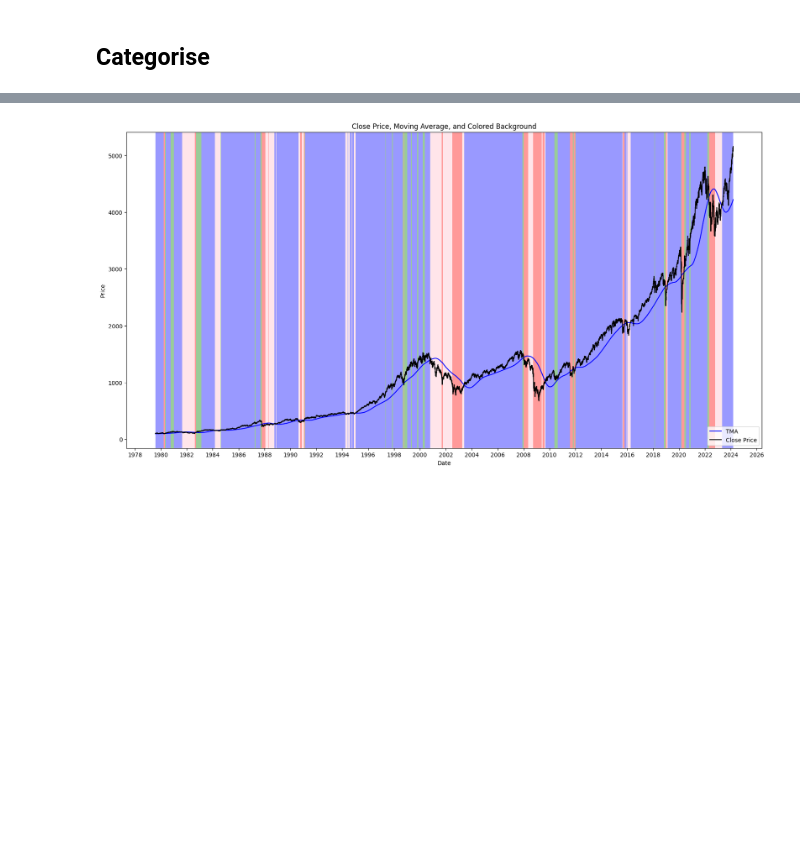
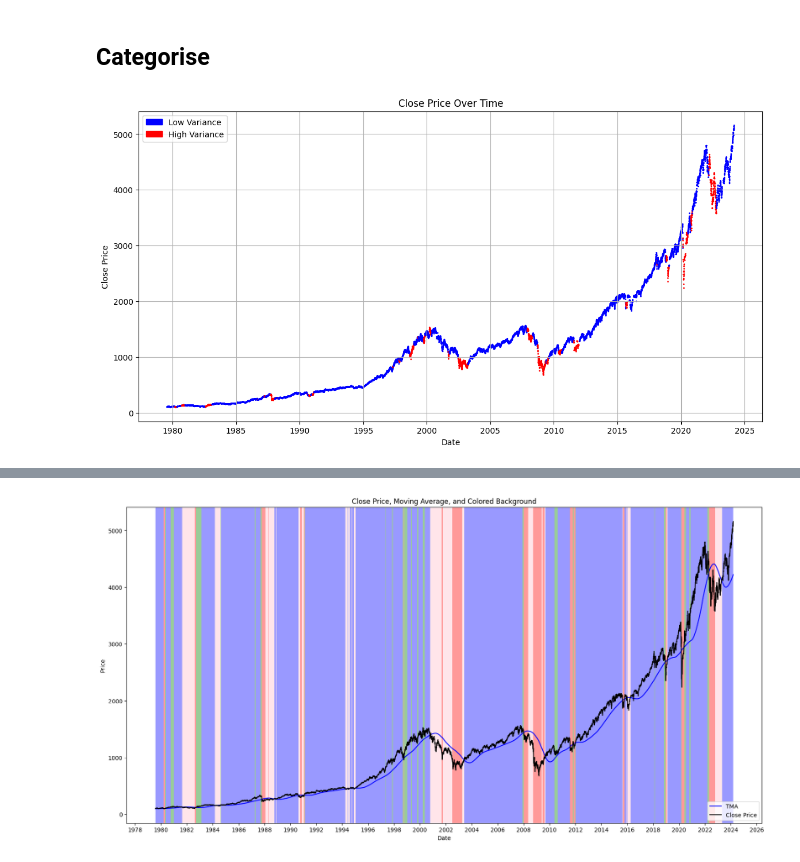
Before and after one commit to alldenla/Regime-Shift-Algorithmic-Trading-Bot, a Jupyter notebook: markov_switching_model/Markov Switching Autoregression Model copy.ipynb, the cells around one changed output, grey strips where cells are left out. Saved outputs shown, nothing was run; the diff lists cells and outputs as text; code cells hidden in the pictures; blank space fills up the shorter version.

```diff
--- a/markov_switching_model/Markov Switching Autoregression Model copy.ipynb
+++ b/markov_switching_model/Markov Switching Autoregression Model copy.ipynb
@@ -296,6 +306,12 @@ plt.show()
 # %% [markdown]
 ## Categorise
 # %%
+def categorize_regime_only(row):
+    if row['high_var'] > row['low_var']:
+        return 'red'
+    else:
+        return 'blue'
+
 def categorize(row, prev_row):
     if abs(row['Close'] - row['TMA']) < row['ATR']:
         return prev_row['color']
@@ -311,7 +327,35 @@ for i, row in sp1.iterrows():
     colors.append(categorize(row, prev_row))
     prev_row = row
 sp1['color'] = colors
+
+sp3 = sp1.copy()
+
+sp3['color'] = None
+colors = []
+for i, row in sp3.iterrows():
+    colors.append(categorize_regime_only(row))
+sp3['color'] = colors
 # %%
 sp1.dropna(inplace=True)
+sp3.dropna(inplace=True)
 # %%
 spi1= sp1.iloc[::-1].tail()
+# %%
+import matplotlib.pyplot as plt
+import matplotlib.patches as mpatches
+
+plt.figure(figsize=(14,7))
+plt.scatter(sp1.index, sp3['Close'], c=sp3['color'], s=1)  # s=1 makes the dots smaller
+plt.title('Close Price Over Time')
+plt.xlabel('Date')
+plt.ylabel('Close Price')
+
+# Create a custom legend
+blue_patch = mpatches.Patch(color='blue', label='Low Variance')
+red_patch = mpatches.Patch(color='red', label='High Variance')
+plt.legend(handles=[blue_patch, red_patch])
+
+plt.grid(True)
+plt.show()
+# %% [output]
+[figure, added]
```
Also changed, not shown: parts of 8 cells of this notebook, 6 other files.
